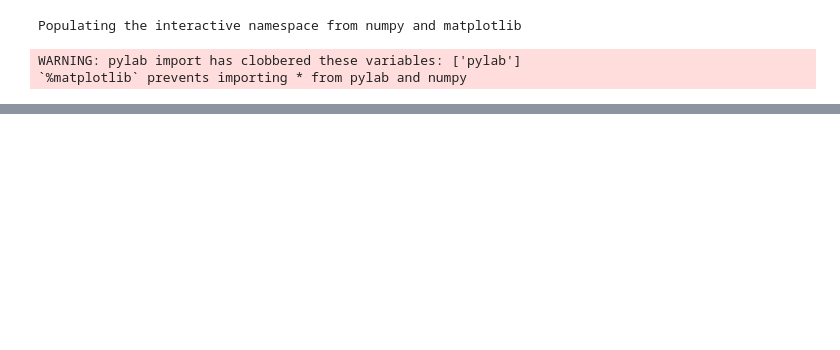
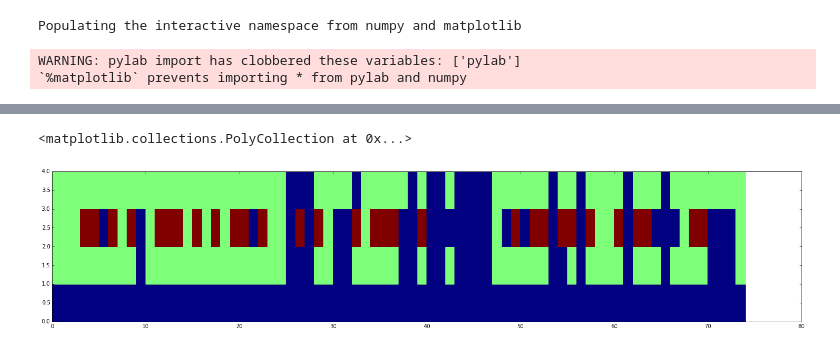
Before and after one commit to sebastianduchene/pacemaker_clustering_methods, a Jupyter notebook: Untitled0.ipynb, the cells around one changed output, grey strips where cells are left out. Cells and saved outputs as stored; diff of their text form; code cells hidden in the pictures; blank space fills up the shorter version.

```diff
--- a/Untitled0.ipynb
+++ b/Untitled0.ipynb
@@ -176,0 +219,20 @@ pylab.savefig('figure_1.pdf')
+# %%
+angio_genes = pd.read_csv('angiosperm_matrix.csv').index
+poaceae_genes = pd.read_csv('poaceae_matrix.csv').index
+eudicot_genes = pd.read_csv('eudicot_matrix.csv').index
+astera_genes = pd.read_csv('asteraceae_matrix.csv').index
+rosids_genes = pd.read_csv('rosids_matrix.csv').index
+
+angio_clusters = pd.DataFrame(np.vstack([pd.read_csv('angiosperm_matrix.csv').index, angio_vbgmm1[1].predict(angio_dat)])).transpose()
+eudicot_clusters = pd.DataFrame(np.vstack([pd.read_csv('eudicot_matrix.csv').index, eudicot_VBGMM[1].predict(eudicot_dat)])).transpose()
+astera_clusters = pd.DataFrame(np.vstack([pd.read_csv('asteraceae_matrix.csv').index, aster_VBGMM[1].predict(aster_data)])).transpose()
+rosids_clusters = pd.DataFrame(np.vstack([pd.read_csv('rosids_matrix.csv').index, rosids_VGMM[1].predict(rosids_data)])).transpose()
+
+merged_clusters = concat_dfs([angio_clusters, eudicot_clusters, astera_clusters, rosids_clusters])
+
+def concat_dfs(df_list):
+    import pandas as pd
+    if len(df_list) == 2:
+        return pd.merge(df_list[0], df_list[1], left_on = 0, right_on =0)
+    elif len(df_list) > 2:
+        return pd.merge(df_list[0], concat_dfs(df_list[1:]), left_on = 0, right_on =0)
@@ -176,0 +256,8 @@ pylab.savefig('figure_1.pdf')
+# %%
+h_dat = np.array(merged_clusters.ix[:,1:])
+h_dat.astype(float)
+h_dat
+plt.pcolor(h_dat.transpose().astype(float))
+# %% [output]
+<matplotlib.collections.PolyCollection at 0x...>
+[figure, added]
```
Also changed, not shown: parts of 9 cells of this notebook, 2 other files.
